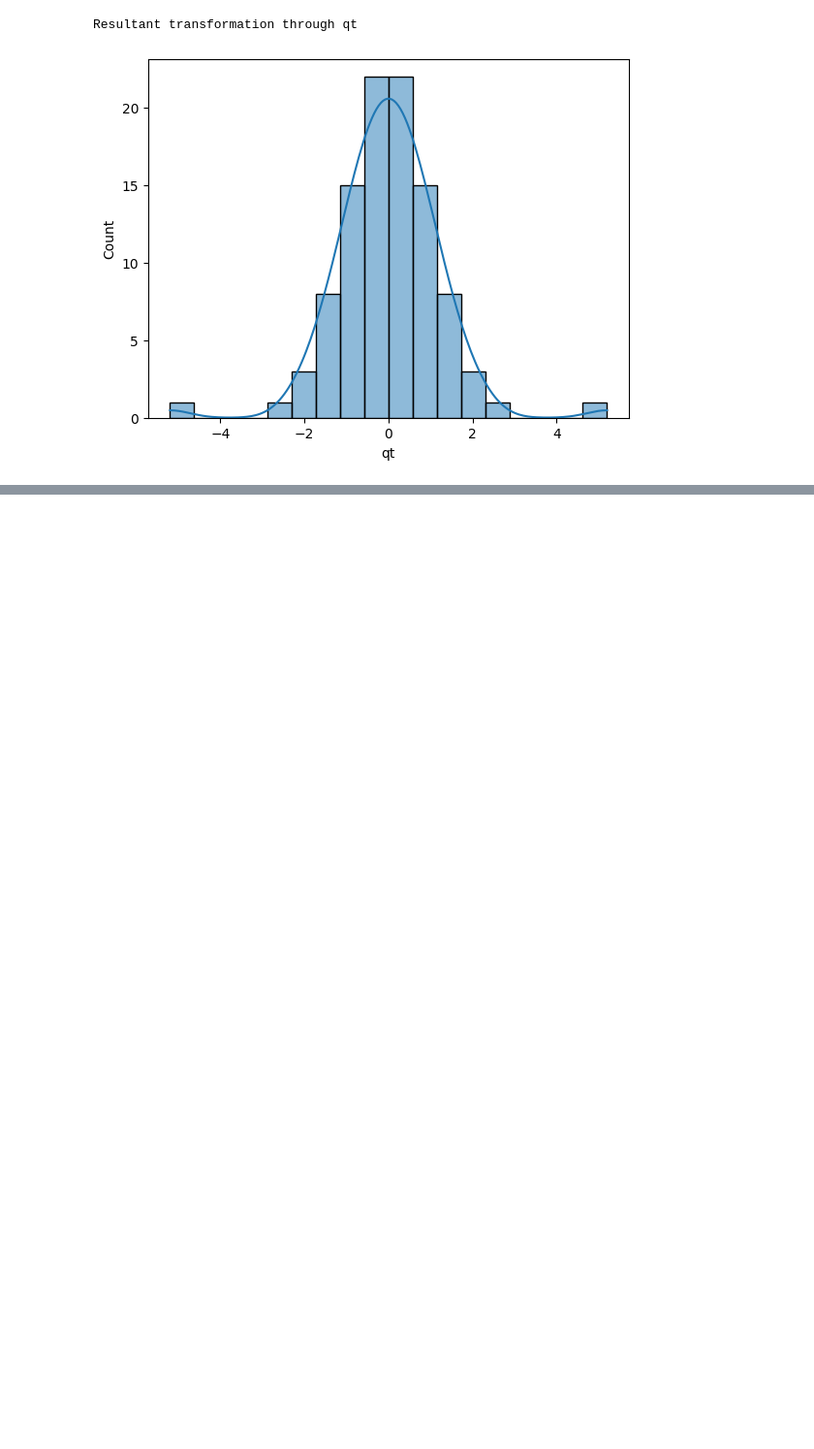
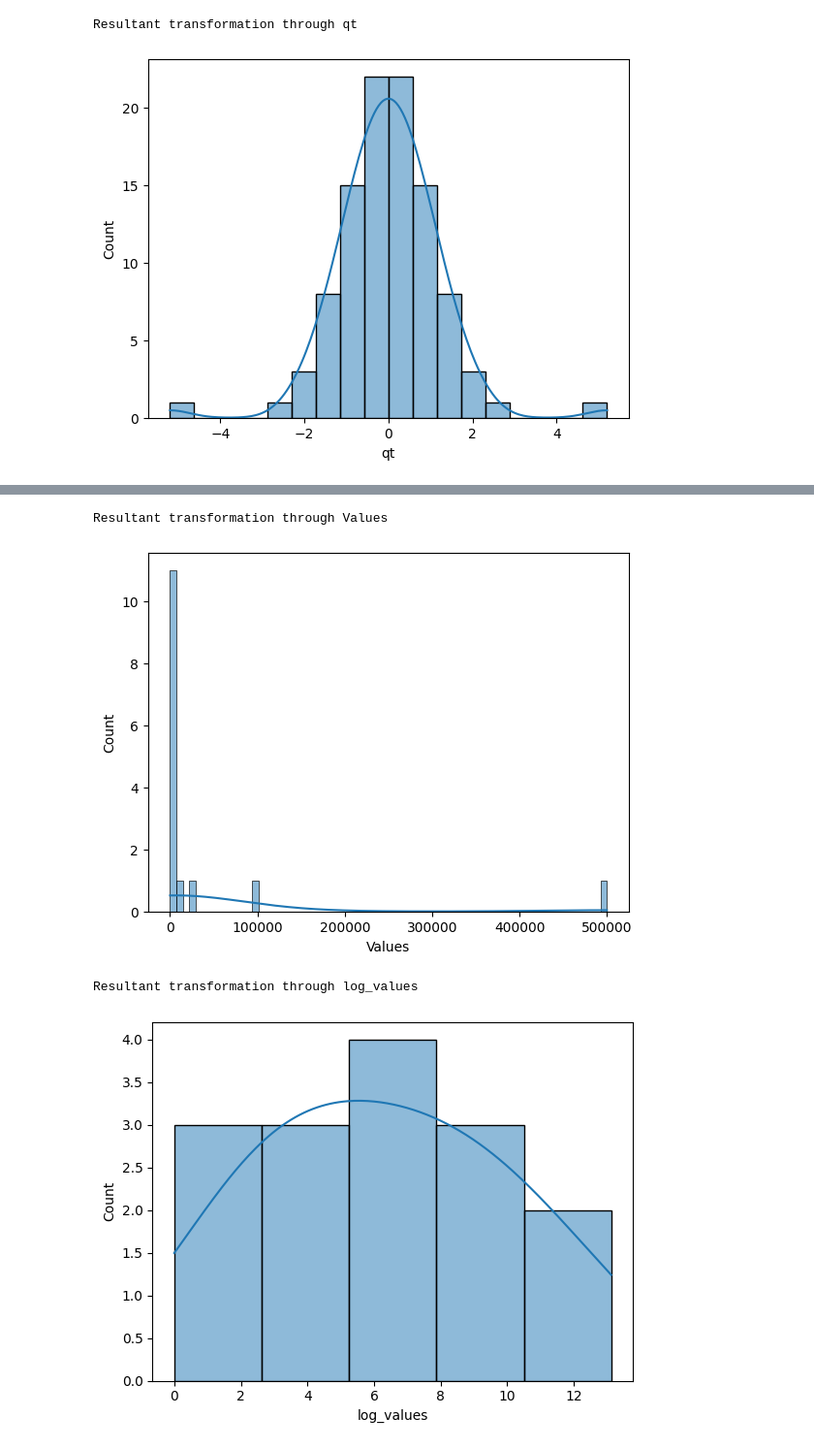
Before and after one commit to SakriyaPyakurel/ML, a Jupyter notebook: preprocessing/06.ipynb, the cells around one changed output, grey strips where cells are left out. Shown: that part at 97% size. Drawn from its saved outputs; the diff is of its cells as text; code cells hidden in the pictures; blank space fills up the shorter version.

Commit message:
added log transformation with plots

```diff
--- a/preprocessing/06.ipynb
+++ b/preprocessing/06.ipynb
@@ -64,0 +67,4 @@ Resultant transformation through qt
+# %%
+# creating example dataset with skewed values
+df = pd.DataFrame({'Values':[1,5,10,20,50,100,200,500,1000,2000,6000,12000,25000,100000,500000]})
+df.head()
@@ -64,0 +78,3 @@ Resultant transformation through qt
+# %%
+df['log_values'] = np.log(df['Values'])
+df
@@ -64,0 +98,10 @@ Resultant transformation through qt
+# %%
+for col in df.columns:
+    print(f'Resultant transformation through {col}')
+    sb.histplot(df[col],kde=True)
+    plt.show()
+# %% [output]
+Resultant transformation through Values
+[figure, added]
+Resultant transformation through log_values
+[figure, added]
```
Also changed, not shown: parts of 3 cells of this notebook.
